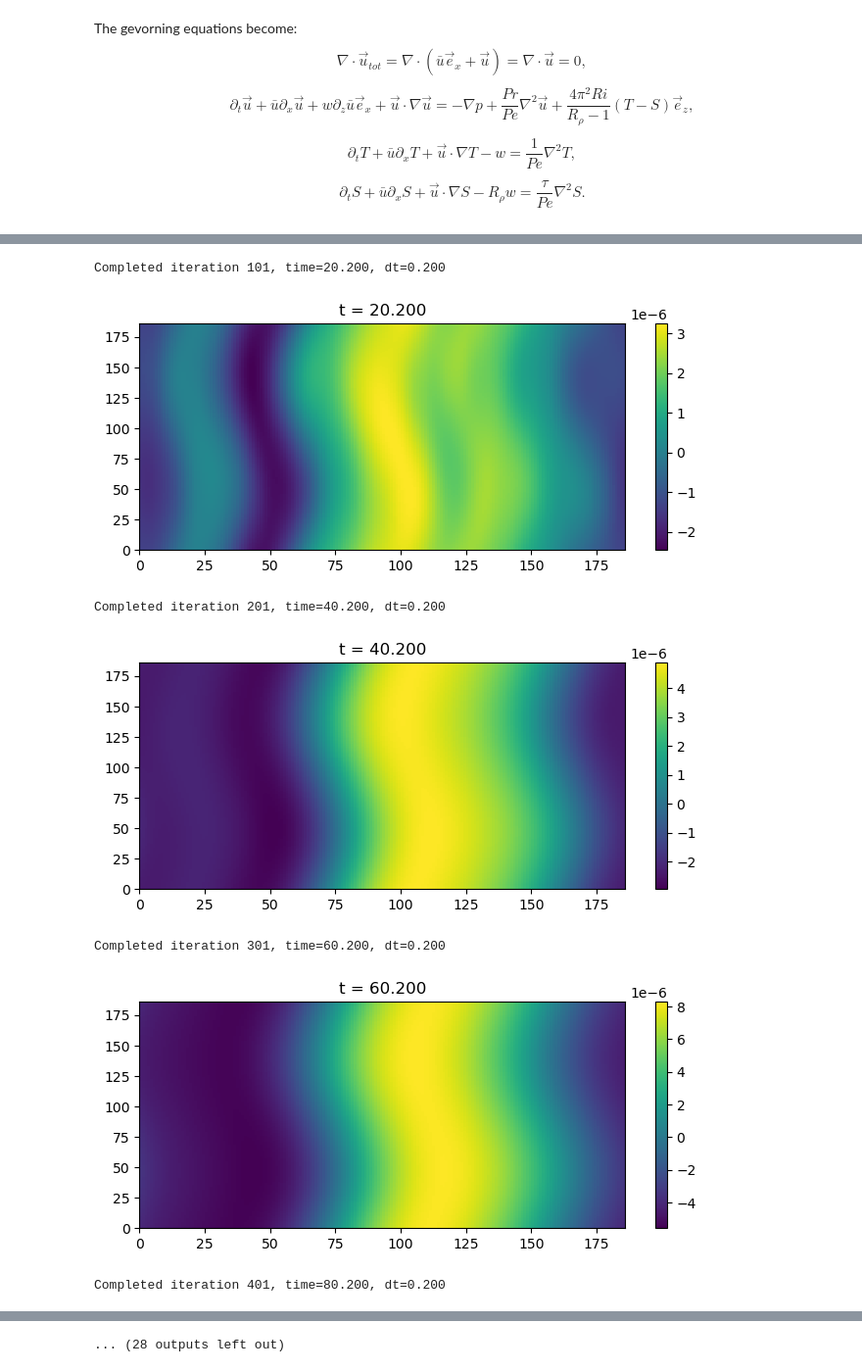
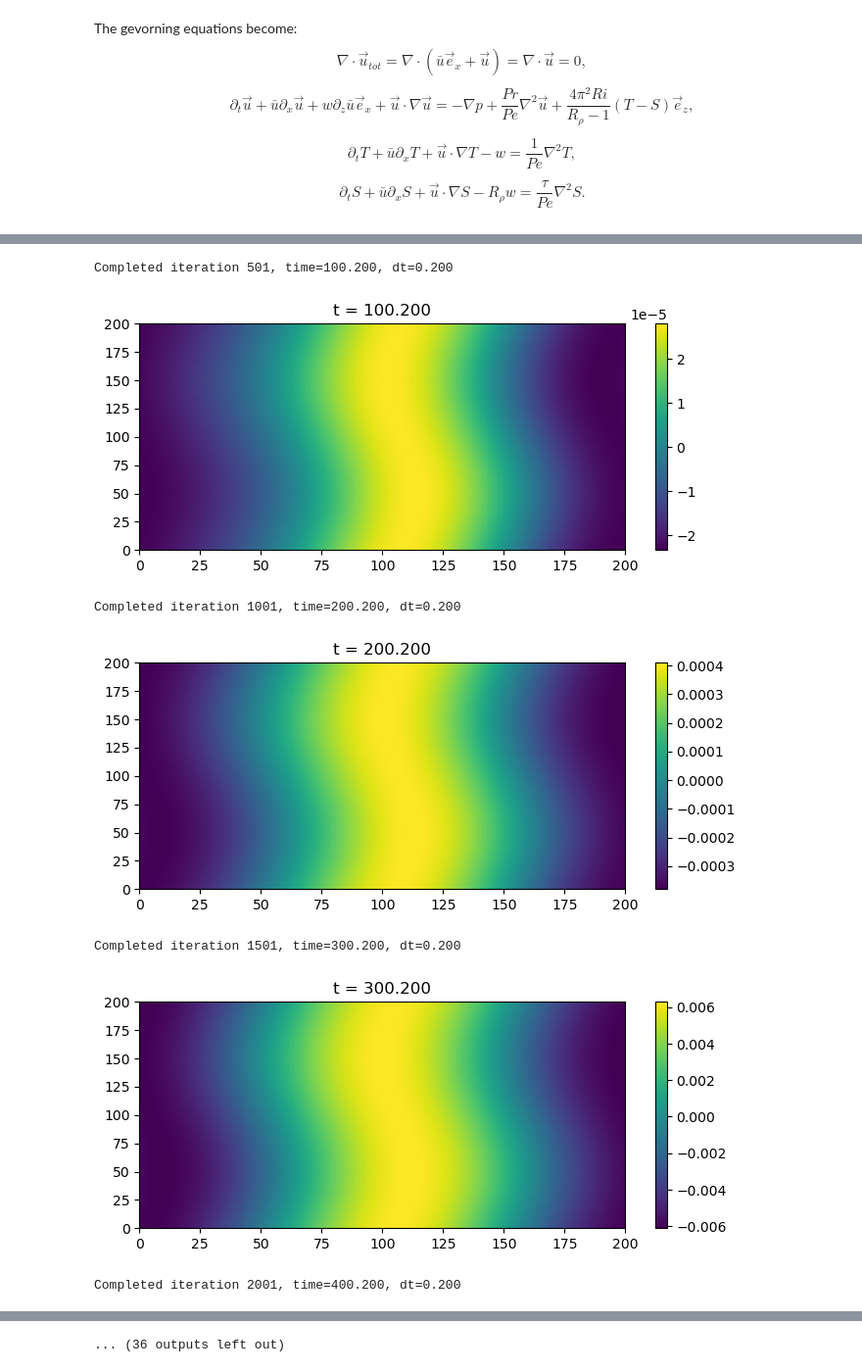
Before and after one commit to ducnguyen-uconn/Thermohaline-Shear_Instability, a Jupyter notebook: reproduce_refs/simulation/2dtest.ipynb, the cells around one changed output, grey strips where cells are left out. Shown at 98% size. Cells and saved outputs as stored; diff of their text form; code cells hidden in the pictures.

```diff
--- a/reproduce_refs/simulation/2dtest.ipynb
+++ b/reproduce_refs/simulation/2dtest.ipynb
@@ -66,7 +66,7 @@ Rp, Ri, Pe, tau = 2., 10., 1e2, 0.01 # figure 4
 Pr = 10.  # Prandtl number
 
 Lx, Lz = 64., 1.
-Nx, Nz = 186, 186
+Nx, Nz = 200, 200
 # Nx, Nz = 384, 192
 # Nx, Nz = 768, 384
 
@@ -107,8 +107,6 @@ dz = lambda A: d3.Differentiate(A, coords['z'])
 
 
 baru['g'] = np.sin(2.*pi*z)
-print(z)
-print(baru['g'])
 
 # baru = np.sin(2*pi*z)
 
@@ -123,8 +121,8 @@ problem.add_equation("dt(te) + baru*dx(te) - (1./Pe)*lap_te - w = - u@grad(te)")
 problem.add_equation("dt(sa) + baru*dx(sa) - (tau/Pe)*lap_sa - Rp*w = - u@grad(sa)")
 
 stop_sim_time = 1000 # Stopping criteria
-# timestepper = d3.RK443 # 3rd-order 4-stage DIRK+ERK scheme [Ascher 1997 sec 2.8] https://doi-org.ezproxy.lib.uconn.edu/10.1016/S0168-9274(97)00056-1
-timestepper = d3.RK222
+timestepper = d3.RK443 # 3rd-order 4-stage DIRK+ERK scheme [Ascher 1997 sec 2.8] https://doi-org.ezproxy.lib.uconn.edu/10.1016/S0168-9274(97)00056-1
+# timestepper = d3.RK222
 
 # Solver
 solver = problem.build_solver(timestepper)
@@ -141,25 +139,39 @@ max_timestep = 0.2
 # CFL
 # CFL = d3.CFL(solver, initial_dt=max_timestep, cadence=10, safety=0.5, threshold=0.05,
 #              max_change=1.5, min_change=0.5, max_dt=max_timestep)
-CFL = d3.CFL(solver, initial_dt=max_timestep, cadence=1,safety=0.5,max_dt=max_timestep,min_dt=0.000000001,
+CFL = d3.CFL(solver, initial_dt=max_timestep, cadence=1,max_dt=max_timestep,min_dt=0.0035,
+            safety=1.5,
             #  threshold=0.05,
             max_change=1.5, min_change=0.5
              )
 CFL.add_velocity(u)
-
+import math
 # Main loop
 print('Starting main loop')
 while solver.proceed:
     timestep = CFL.compute_timestep()
     solver.step(timestep)
-    if solver.sim_time>400:
-        print('dt={:.3f})'.format(timestep))
-    if (solver.iteration-1) % 100 == 0:
-        print('Completed iteration {}, time={:.3f}, dt={:.3f}'.format(solver.iteration, solver.sim_time, timestep))
+    if solver.sim_time<420:
+        if (solver.iteration-1) % 500 == 0:
+            print('Completed iteration {}, time={:.3f}, dt={:.3f}'.format(solver.iteration, solver.sim_time, timestep))
+            temp = np.copy(te['g'])
+            plt.figure(figsize=(8,3))
+            te_plot = plt.pcolormesh(temp.transpose())
+            plt.colorbar(te_plot)
+            plt.title("t = {:.3f}".format(solver.sim_time))
+            plt.show()
+    else:
         temp = np.copy(te['g'])
-        plt.figure(figsize=(8,3))
-        te_plot = plt.pcolormesh(temp.transpose())
-        plt.colorbar(te_plot)
-        plt.title("t = {:.3f}".format(solver.sim_time))
-        plt.show()
+        print('max. value of T = {:.5f}, dt = {:.15f})'.format(np.max(temp), timestep))
+        # if (solver.iteration-1) % 10 == 0:
+        if np.max(temp)>0.2:
+            print('Completed iteration {}, time={:.3f}, dt={:.3f}'.format(solver.iteration, solver.sim_time, timestep))
+            plt.figure(figsize=(8,3))
+            te_plot = plt.pcolormesh(temp.transpose())
+            plt.colorbar(te_plot)
+            plt.title("t = {:.3f}".format(solver.sim_time))
+            plt.show()
+
+        if math.isnan(np.max(temp)):
+            break
 # %% [output]
@@ -184,7 +192,7 @@ Completed iteration 1, time=0.200, dt=0.200
-Completed iteration 101, time=20.200, dt=0.200
+Completed iteration 501, time=100.200, dt=0.200
-[figure, old version]
+[figure, new version]
-Completed iteration 201, time=40.200, dt=0.200
+Completed iteration 1001, time=200.200, dt=0.200
-[figure, old version]
+[figure, new version]
-Completed iteration 301, time=60.200, dt=0.200
+Completed iteration 1501, time=300.200, dt=0.200
-[figure, old version]
+[figure, new version]
-Completed iteration 401, time=80.200, dt=0.200
+Completed iteration 2001, time=400.200, dt=0.200
@@ -194 +218 @@ Completed iteration 501, time=100.200, dt=0.200
-... (28 outputs left out)
+... (36 outputs left out)
```
Also changed, not shown: parts of 1 cell of this notebook, 18 other files.
